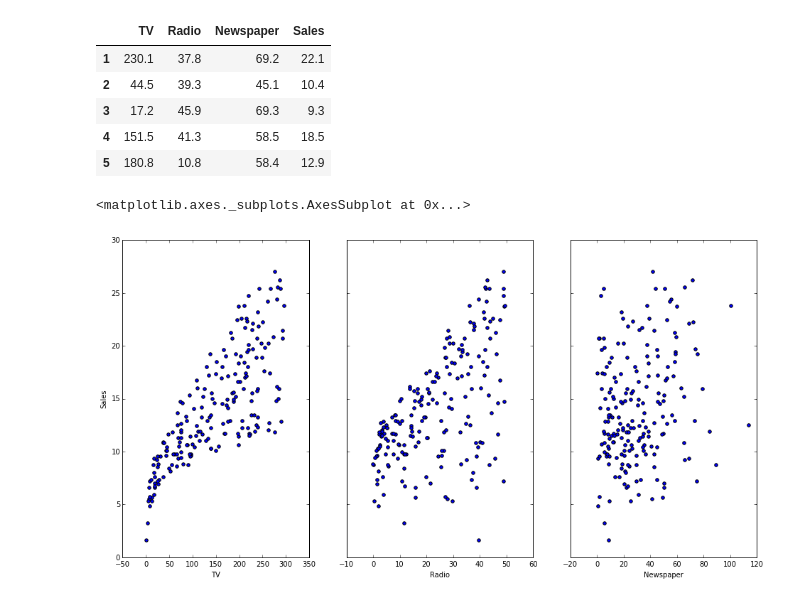
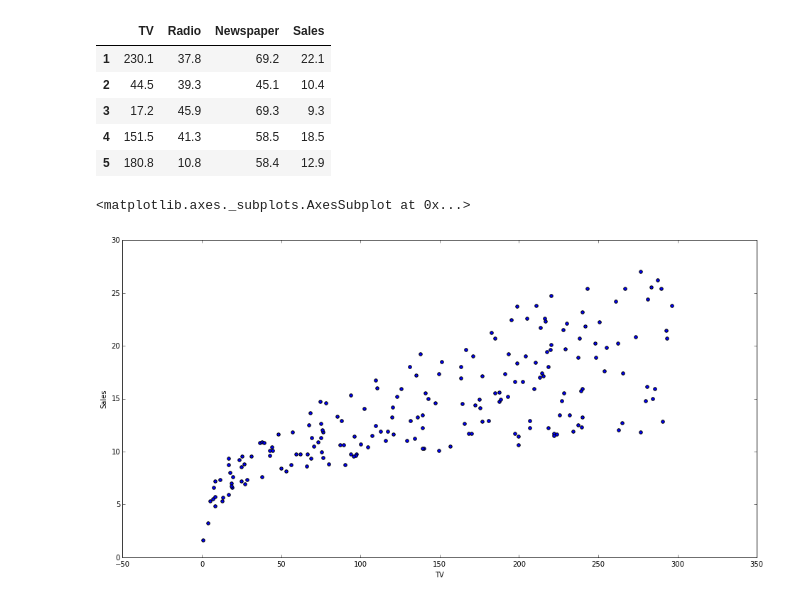
Before and after one commit to danilons/ml-course, a Jupyter notebook: class2.ipynb, the cells around one changed output. Cells and saved outputs as stored; diff of their text form; code cells hidden in the pictures.

```diff
--- a/class2.ipynb
+++ b/class2.ipynb
@@ -16,10 +28,7 @@ data.head()
 | 5 | 180.8 | 10.8 | 58.4 | 12.9 |
 # %%
 # visualize the relationship between the features and the response using scatterplots
-fig, axs = plt.subplots(1, 3, sharey=True)
-data.plot(kind='scatter', x='TV', y='Sales', ax=axs[0], figsize=(16, 8))
-data.plot(kind='scatter', x='Radio', y='Sales', ax=axs[1])
-data.plot(kind='scatter', x='Newspaper', y='Sales', ax=axs[2])
+data.plot(kind='scatter', x='TV', y='Sales', figsize=(16, 8))
 # %% [output]
 <matplotlib.axes._subplots.AxesSubplot at 0x...>
-[figure, old version]
+[figure, new version]
```
Also changed, not shown: parts of 31 cells of this notebook, 1 other file.
